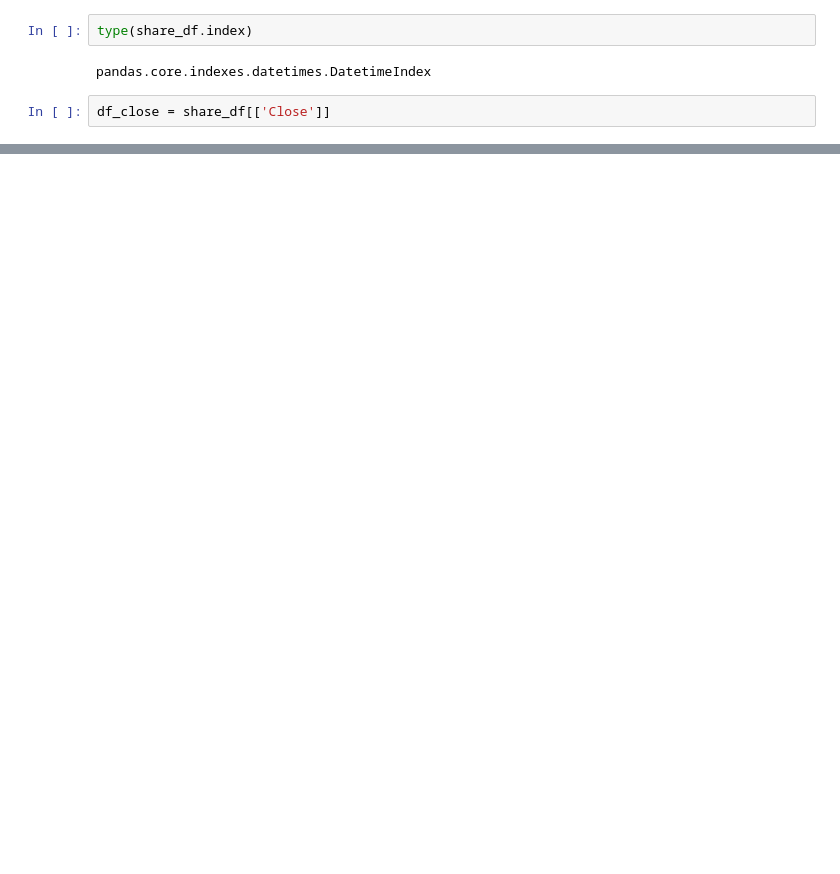
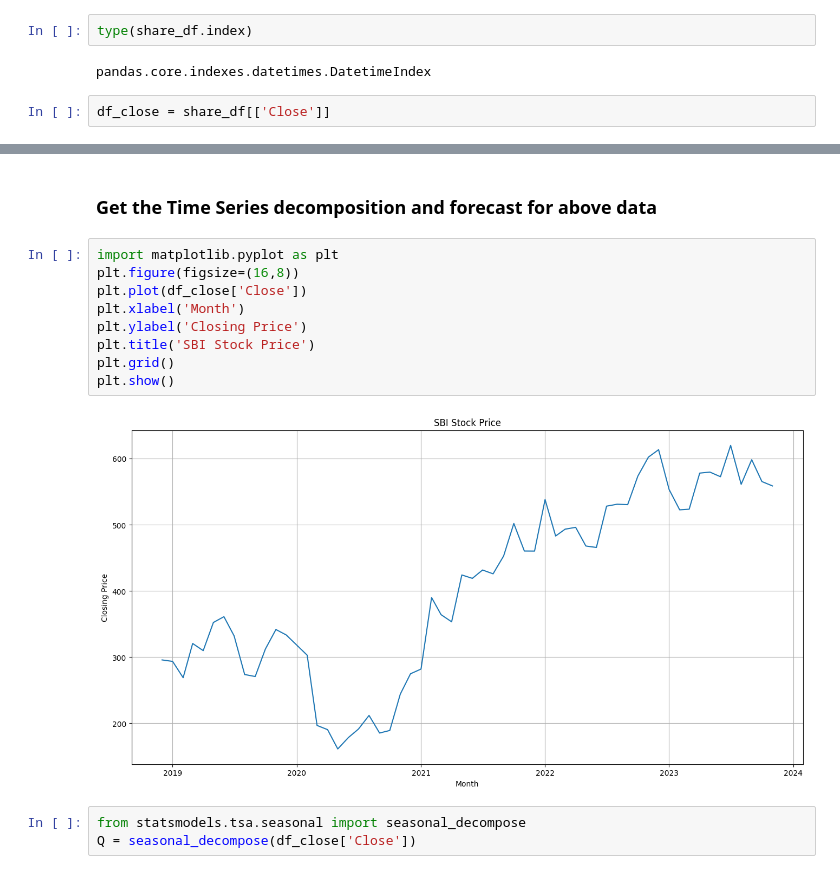
Before and after one commit to utkarshg1/Github6_8pm, a Jupyter notebook: Time Series Analysis/yfinance.ipynb, the cells around one changed output, grey strips where cells are left out. Cells and saved outputs as stored; diff of their text form; blank space fills up the shorter version.

```diff
--- a/Time Series Analysis/yfinance.ipynb
+++ b/Time Series Analysis/yfinance.ipynb
@@ -78,3 +84,19 @@ df_close
 | 2023-09-01 | 598.549988 |
 | 2023-10-01 | 565.549988 |
 | 2023-11-01 | 558.950012 |
+# %% [markdown]
+### Get the Time Series decomposition and forecast for above data
+# %%
+import matplotlib.pyplot as plt
+plt.figure(figsize=(16,8))
+plt.plot(df_close['Close'])
+plt.xlabel('Month')
+plt.ylabel('Closing Price')
+plt.title('SBI Stock Price')
+plt.grid()
+plt.show()
+# %% [output]
+[figure, added]
+# %%
+from statsmodels.tsa.seasonal import seasonal_decompose
+Q = seasonal_decompose(df_close['Close'])
```
Also changed, not shown: parts of 9 cells of this notebook.
